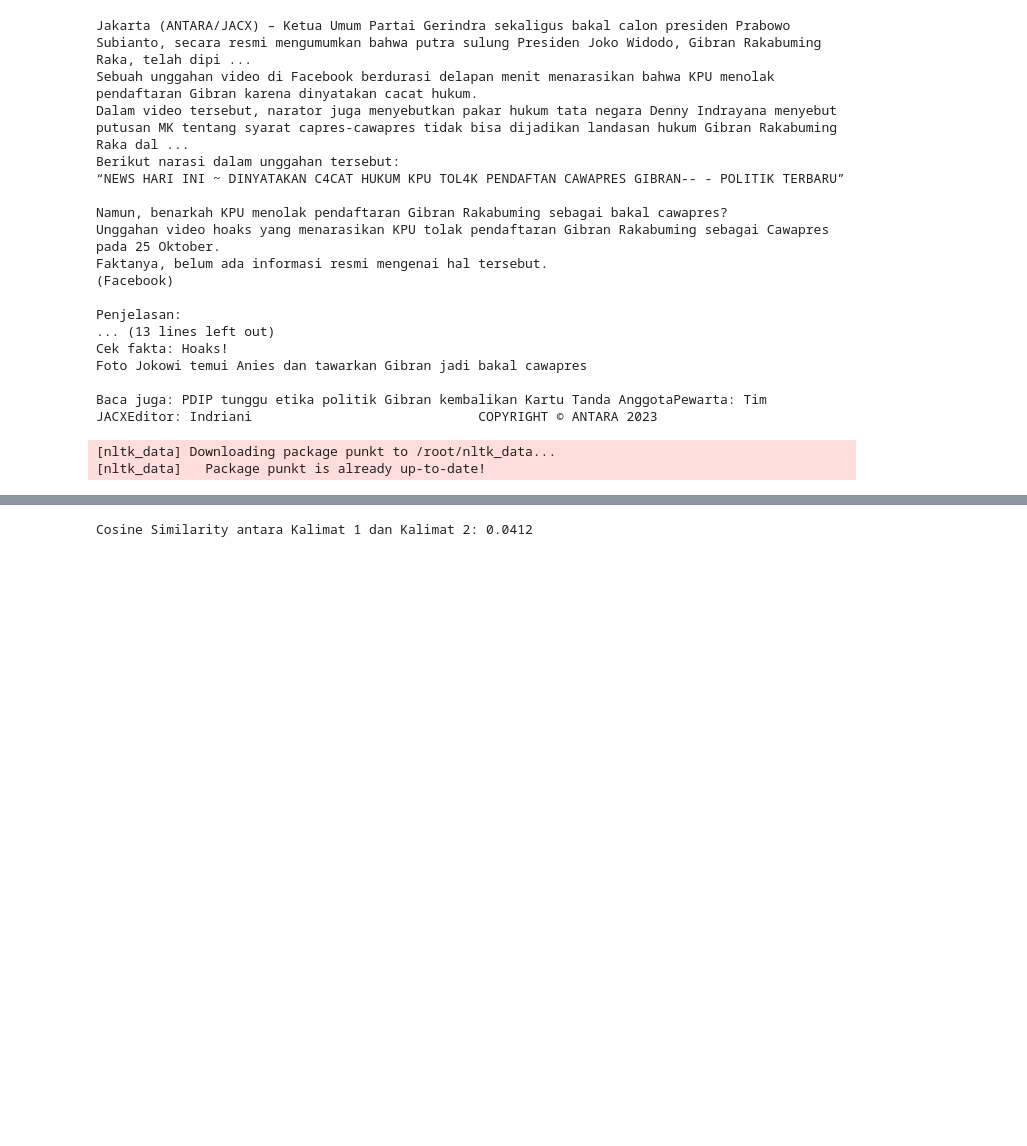
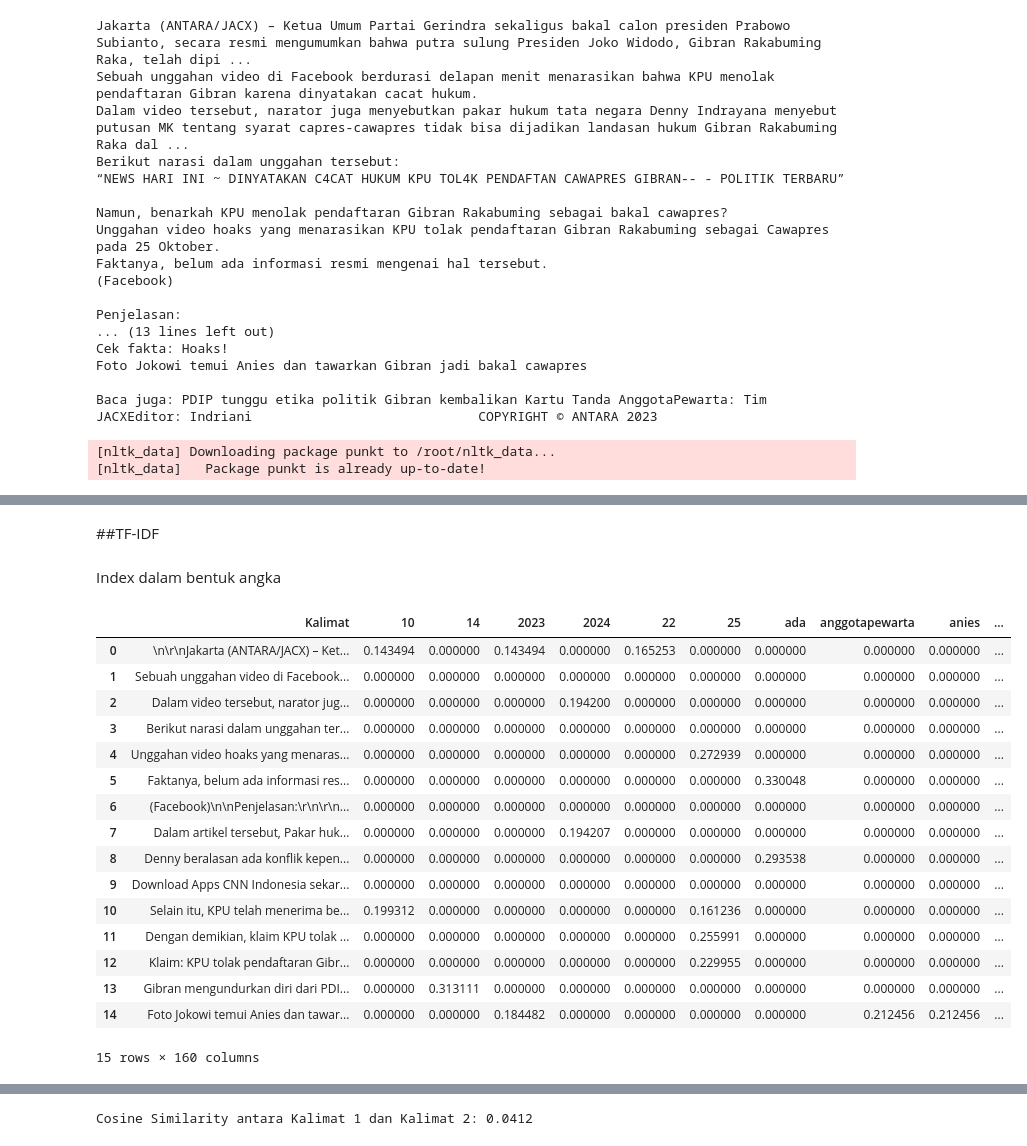
Before and after one commit to aulyamiftahkhulhikmah/projectPPW, a Jupyter notebook: _sources/notebooks2.ipynb, the cells around one changed output, grey strips where cells are left out. Drawn from its saved outputs; the diff is of its cells as text; code cells hidden in the pictures; blank space fills up the shorter version.

```diff
--- a/_sources/notebooks2.ipynb
+++ b/_sources/notebooks2.ipynb
@@ -89,0 +47,47 @@ tunggu: 0.2125
+# %% [markdown]
+##TF-IDF
+# %% [markdown]
+Index dalam bentuk angka
+# %%
+# Create a DataFrame to store TF-IDF values
+import pandas as pd
+from sklearn.feature_extraction.text import TfidfVectorizer
+tfidf_df = pd.DataFrame()
+
+# Create the TF-IDF vectorizer
+vectorizer = TfidfVectorizer(stop_words='english')
+tfidf_matrix = vectorizer.fit_transform(sentences)
+
+# Extract feature names (words) and TF-IDF values
+feature_names = vectorizer.get_feature_names_out()
+tfidf_values = tfidf_matrix.toarray()
+
+# Create a DataFrame from TF-IDF values
+tfidf_df = pd.DataFrame(tfidf_values, columns=feature_names)
+
+# Add a new column for sentences
+tfidf_df['Kalimat'] = sentences
+
+# Reorder columns to have 'Kalimat' at the beginning
+tfidf_df = tfidf_df[['Kalimat'] + feature_names.tolist()]
+
+# Display the resulting DataFrame
+tfidf_df
+# %% [output]
+|  | Kalimat | 10 | 14 | 2023 | 2024 | 22 | 25 | ada | anggotapewarta | anies | ... |
+| 0 | \n\r\nJakarta (ANTARA/JACX) – Ket... | 0.143494 | 0.000000 | 0.143494 | 0.000000 | 0.165253 | 0.000000 | 0.000000 | 0.000000 | 0.000000 | ... |
+| 1 | Sebuah unggahan video di Facebook... | 0.000000 | 0.000000 | 0.000000 | 0.000000 | 0.000000 | 0.000000 | 0.000000 | 0.000000 | 0.000000 | ... |
+| 2 | Dalam video tersebut, narator jug... | 0.000000 | 0.000000 | 0.000000 | 0.194200 | 0.000000 | 0.000000 | 0.000000 | 0.000000 | 0.000000 | ... |
+| 3 | Berikut narasi dalam unggahan ter... | 0.000000 | 0.000000 | 0.000000 | 0.000000 | 0.000000 | 0.000000 | 0.000000 | 0.000000 | 0.000000 | ... |
+| 4 | Unggahan video hoaks yang menaras... | 0.000000 | 0.000000 | 0.000000 | 0.000000 | 0.000000 | 0.272939 | 0.000000 | 0.000000 | 0.000000 | ... |
+| 5 | Faktanya, belum ada informasi res... | 0.000000 | 0.000000 | 0.000000 | 0.000000 | 0.000000 | 0.000000 | 0.330048 | 0.000000 | 0.000000 | ... |
+| 6 | (Facebook)\n\nPenjelasan:\r\n\r\n... | 0.000000 | 0.000000 | 0.000000 | 0.000000 | 0.000000 | 0.000000 | 0.000000 | 0.000000 | 0.000000 | ... |
+| 7 | Dalam artikel tersebut, Pakar huk... | 0.000000 | 0.000000 | 0.000000 | 0.194207 | 0.000000 | 0.000000 | 0.000000 | 0.000000 | 0.000000 | ... |
+| 8 | Denny beralasan ada konflik kepen... | 0.000000 | 0.000000 | 0.000000 | 0.000000 | 0.000000 | 0.000000 | 0.293538 | 0.000000 | 0.000000 | ... |
+| 9 | Download Apps CNN Indonesia sekar... | 0.000000 | 0.000000 | 0.000000 | 0.000000 | 0.000000 | 0.000000 | 0.000000 | 0.000000 | 0.000000 | ... |
+| 10 | Selain itu, KPU telah menerima be... | 0.199312 | 0.000000 | 0.000000 | 0.000000 | 0.000000 | 0.161236 | 0.000000 | 0.000000 | 0.000000 | ... |
+| 11 | Dengan demikian, klaim KPU tolak ... | 0.000000 | 0.000000 | 0.000000 | 0.000000 | 0.000000 | 0.255991 | 0.000000 | 0.000000 | 0.000000 | ... |
+| 12 | Klaim: KPU tolak pendaftaran Gibr... | 0.000000 | 0.000000 | 0.000000 | 0.000000 | 0.000000 | 0.229955 | 0.000000 | 0.000000 | 0.000000 | ... |
+| 13 | Gibran mengundurkan diri dari PDI... | 0.000000 | 0.313111 | 0.000000 | 0.000000 | 0.000000 | 0.000000 | 0.000000 | 0.000000 | 0.000000 | ... |
+| 14 | Foto Jokowi temui Anies dan tawar... | 0.000000 | 0.000000 | 0.184482 | 0.000000 | 0.000000 | 0.000000 | 0.000000 | 0.212456 | 0.212456 | ... |
+15 rows × 160 columns
```
Also changed, not shown: parts of 5 cells of this notebook, 16 other files.
